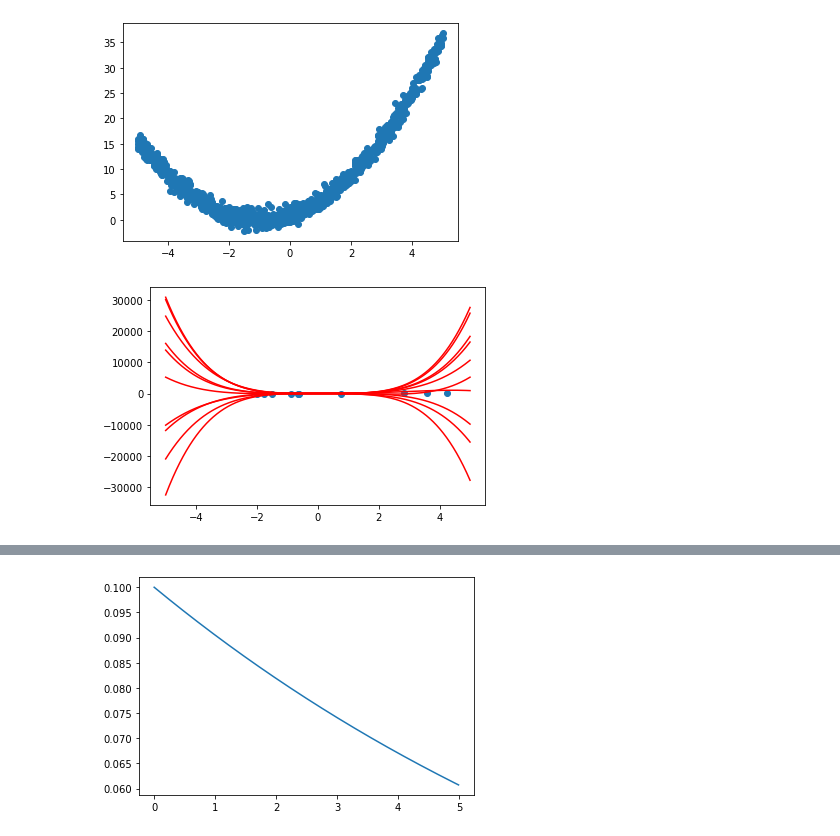
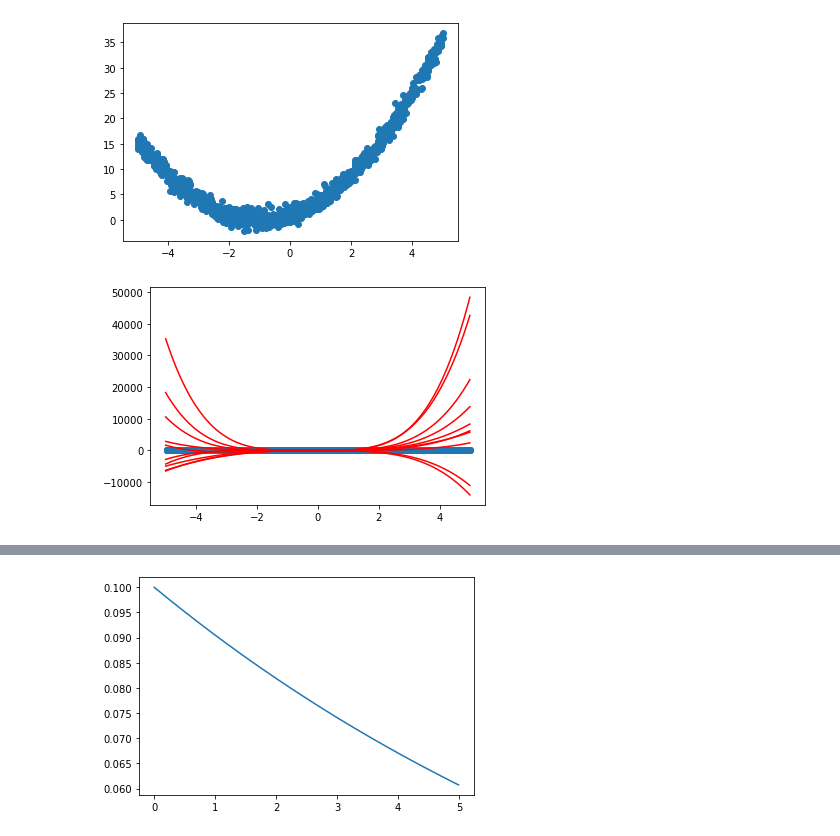
Before and after one commit to ryuichiueda/robot_and_stats_code, a Jupyter notebook: 8章の曲線回帰.ipynb, the cells around one changed output, grey strips where cells are left out. Drawn from its saved outputs; the diff is of its cells as text; code cells hidden in the pictures.

```diff
--- a/8章の曲線回帰.ipynb
+++ b/8章の曲線回帰.ipynb
@@ -5,7 +5,7 @@ from scipy.stats import gamma, multivariate_normal
 import data
 # %%
 mu = [np.array([[0.0], [0.0], [0.0], [0.0], [0.0]])]
-gauss_lambda = [np.identity(5)*0.0001]
+gauss_lambda = [np.identity(5)*0.01]
 a = [1]
 b = [0.1]
 
@@ -18,7 +18,7 @@ def phi(x):
 
 
 def gen_lambda_dist():
-    i = len(a)-1
+    i = len(mu)-1
     return gamma(a[i], scale=1/b[i])
 
 def gen_w_dist(lmd):
@@ -60,31 +60,31 @@ draw_data(data)
 # %%
 def draw_estimate(data, mus):
     xs = [e[0] for e in data]
     ys = [e[1] for e in data]
     plt.scatter(xs, ys)
 
     xs = np.arange(-5, 5, 0.01)
 
     for mu in mus:
         ys = [phi_function(x, mu) for x in xs]
         plt.plot(xs, ys, color="red")
 
-def draw_estimates(num):
+def draw_estimates(num, data):
     mus = []
 
-    lambda_dist = gen_lambda_dist()
-    lmds = lambda_dist.rvs(num)
+    lmd_dist = gen_lambda_dist()
+    lmds = lmd_dist.rvs(num)
 
     for mld in lmds:
         w_dist = gen_w_dist(lmd)
         mus.append(w_dist.rvs(1))
 
-    draw_estimate(data[:num], mus)
+    draw_estimate(data, mus)
 
     plt.show()
 
-draw_estimates(10)
+draw_estimates(10, data)
 # %% [output]
-[figure, old version]
+[figure, new version]
 # %%
 def update(data):
```
Also changed, not shown: parts of 10 cells of this notebook.
